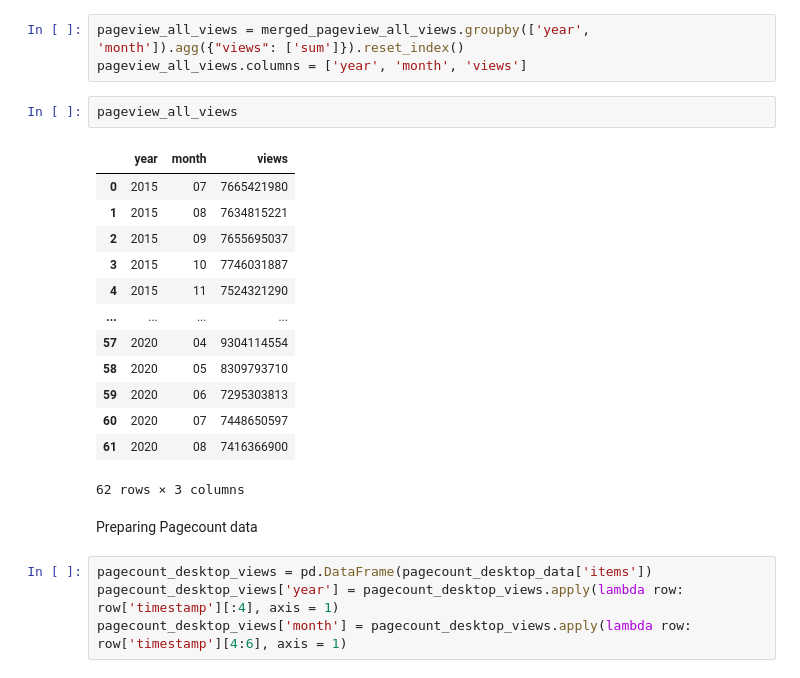
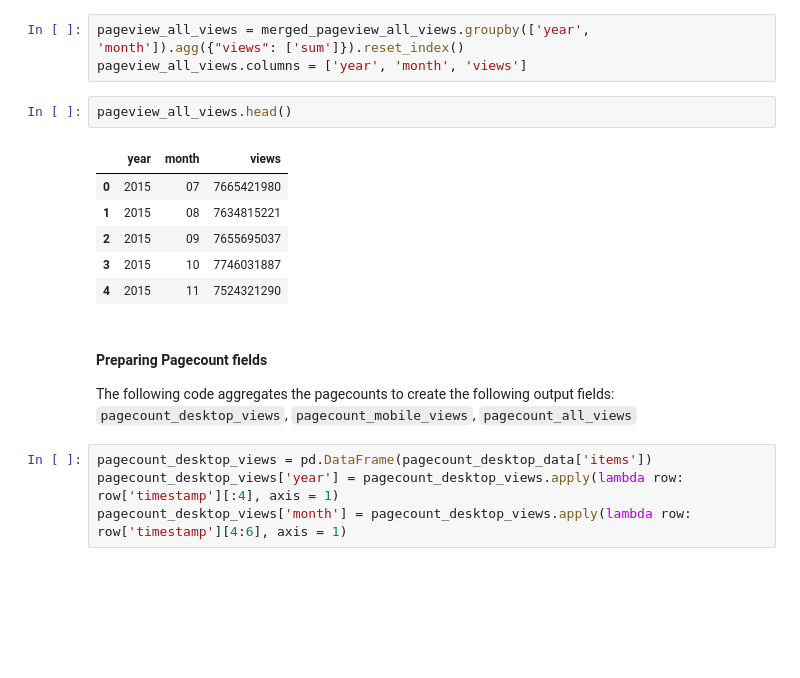
Before and after one commit to chavi-g/data-512, a Jupyter notebook: data-512-a1/data512-a1-data-curation.ipynb, the cells around one changed output. Cells and saved outputs as stored; diff of their text form; blank space fills up the shorter version.

Commit message:
Add documentation comments in data curation notebook

```diff
--- a/data-512-a1/data512-a1-data-curation.ipynb
+++ b/data-512-a1/data512-a1-data-curation.ipynb
@@ -193,23 +180,17 @@ merged_pageview_all_views = pd.concat([pageview_desktop_views, pageview_mobile_v
 pageview_all_views = merged_pageview_all_views.groupby(['year', 'month']).agg({"views": ['sum']}).reset_index()
 pageview_all_views.columns = ['year', 'month', 'views']
 # %%
-pageview_all_views
+pageview_all_views.head()
 # %% [output]
 |  | year | month | views |
 | 0 | 2015 | 07 | 7665421980 |
 | 1 | 2015 | 08 | 7634815221 |
 | 2 | 2015 | 09 | 7655695037 |
 | 3 | 2015 | 10 | 7746031887 |
 | 4 | 2015 | 11 | 7524321290 |
-| ... | ... | ... | ... |
-| 57 | 2020 | 04 | 9304114554 |
-| 58 | 2020 | 05 | 8309793710 |
-| 59 | 2020 | 06 | 7295303813 |
-| 60 | 2020 | 07 | 7448650597 |
-| 61 | 2020 | 08 | 7416366900 |
-62 rows × 3 columns
-# %% [markdown]
-Preparing Pagecount data
+# %% [markdown]
+#### Preparing Pagecount fields
+The following code aggregates the pagecounts to create the following output fields: `pagecount_desktop_views`, `pagecount_mobile_views`, `pagecount_all_views`
 # %%
 pagecount_desktop_views = pd.DataFrame(pagecount_desktop_data['items'])
 pagecount_desktop_views['year'] = pagecount_desktop_views.apply(lambda row: row['timestamp'][:4], axis = 1)
```
Also changed, not shown: parts of 21 cells of this notebook.
